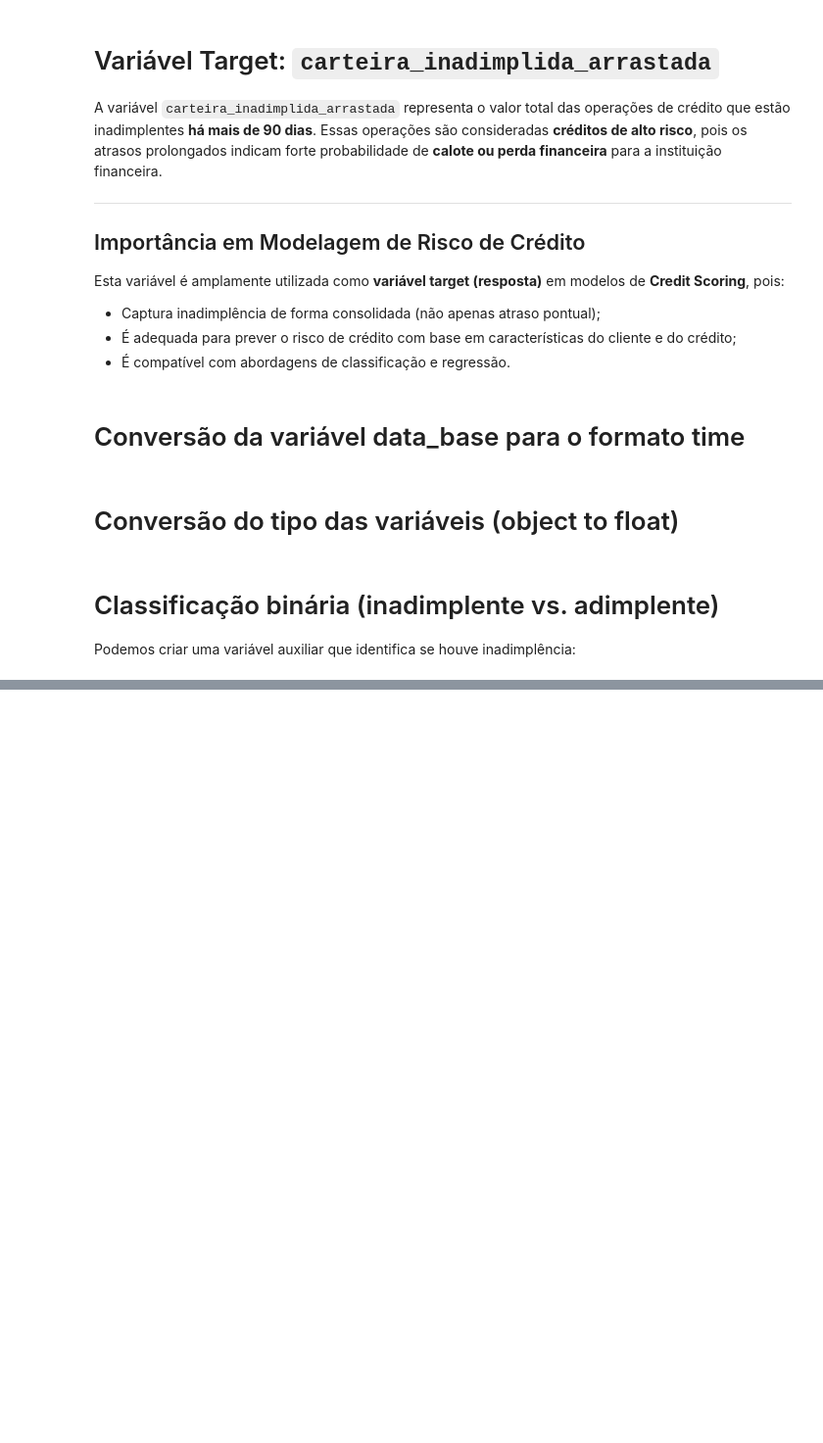
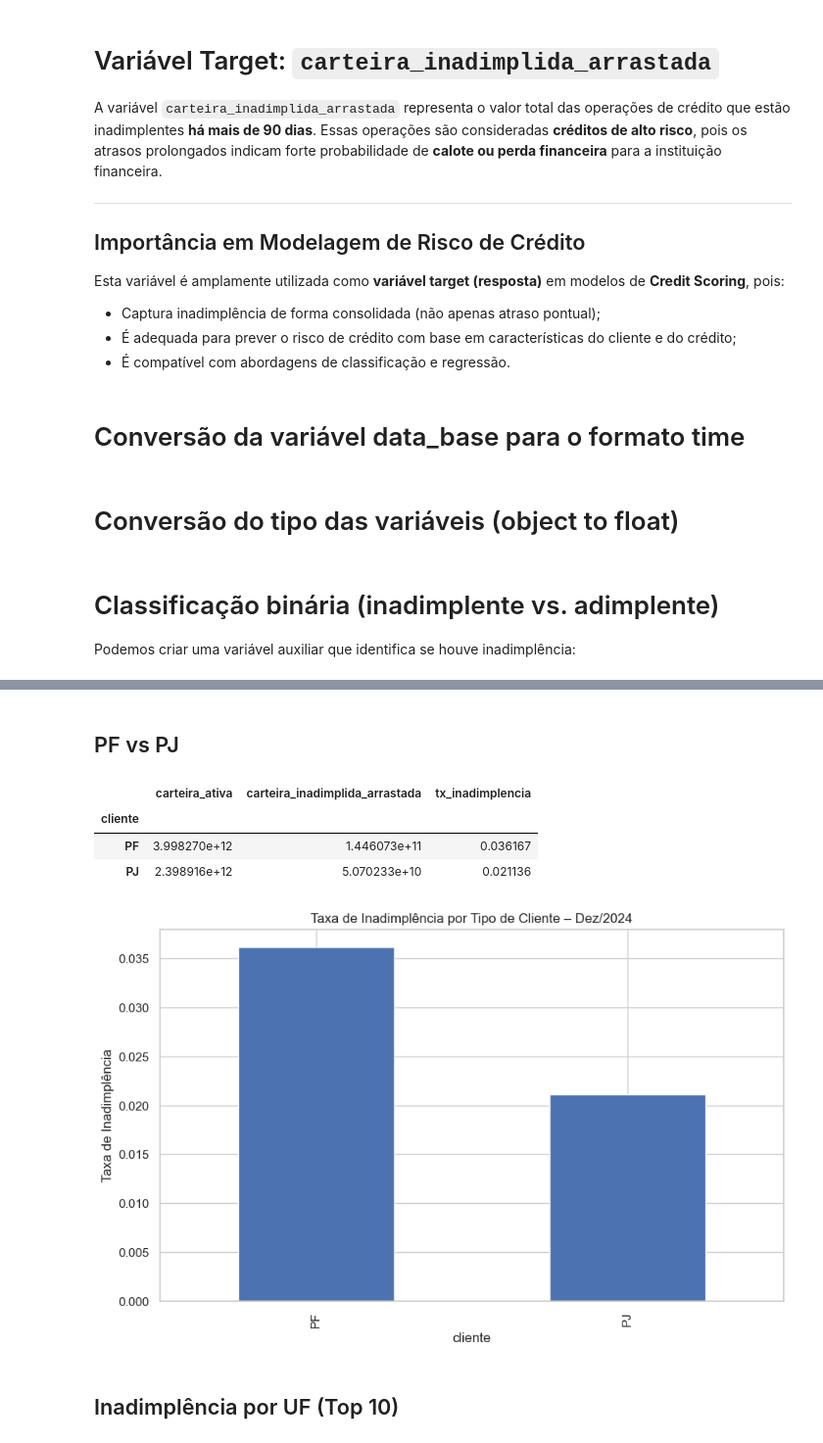
Before and after one commit to rafaelporfiriobarros/analise_de_credito_agregado_bacen_scr, a Jupyter notebook: notebooks/eda.ipynb, the cells around one changed output, grey strips where cells are left out. Shown at 98% size. Cells and saved outputs as stored; diff of their text form; code cells hidden in the pictures; blank space fills up the shorter version.

```diff
--- a/notebooks/eda.ipynb
+++ b/notebooks/eda.ipynb
@@ -196,0 +263,33 @@ df.head(2)
+# %% [markdown]
+## PF vs PJ
+# %%
+df_cliente = (
+    df.groupby("cliente")
+    .agg({
+        "carteira_ativa": "sum",
+        "carteira_inadimplida_arrastada": "sum"
+    })
+)
+
+df_cliente["tx_inadimplencia"] = (
+    df_cliente["carteira_inadimplida_arrastada"] /
+    df_cliente["carteira_ativa"]
+)
+
+df_cliente
+# %% [output]
+|  | carteira_ativa | carteira_inadimplida_arrastada | tx_inadimplencia |
+| cliente |  |  |  |
+| PF | 3.998270e+12 | 1.446073e+11 | 0.036167 |
+| PJ | 2.398916e+12 | 5.070233e+10 | 0.021136 |
+# %%
+df_cliente["tx_inadimplencia"].plot(
+    kind="bar",
+    title="Taxa de Inadimplência por Tipo de Cliente – Dez/2024"
+)
+plt.ylabel("Taxa de Inadimplência")
+plt.show()
+# %% [output]
+[figure, added]
+# %% [markdown]
+## Inadimplência por UF (Top 10)
```
Also changed, not shown: parts of 25 cells of this notebook, 1 other file.
